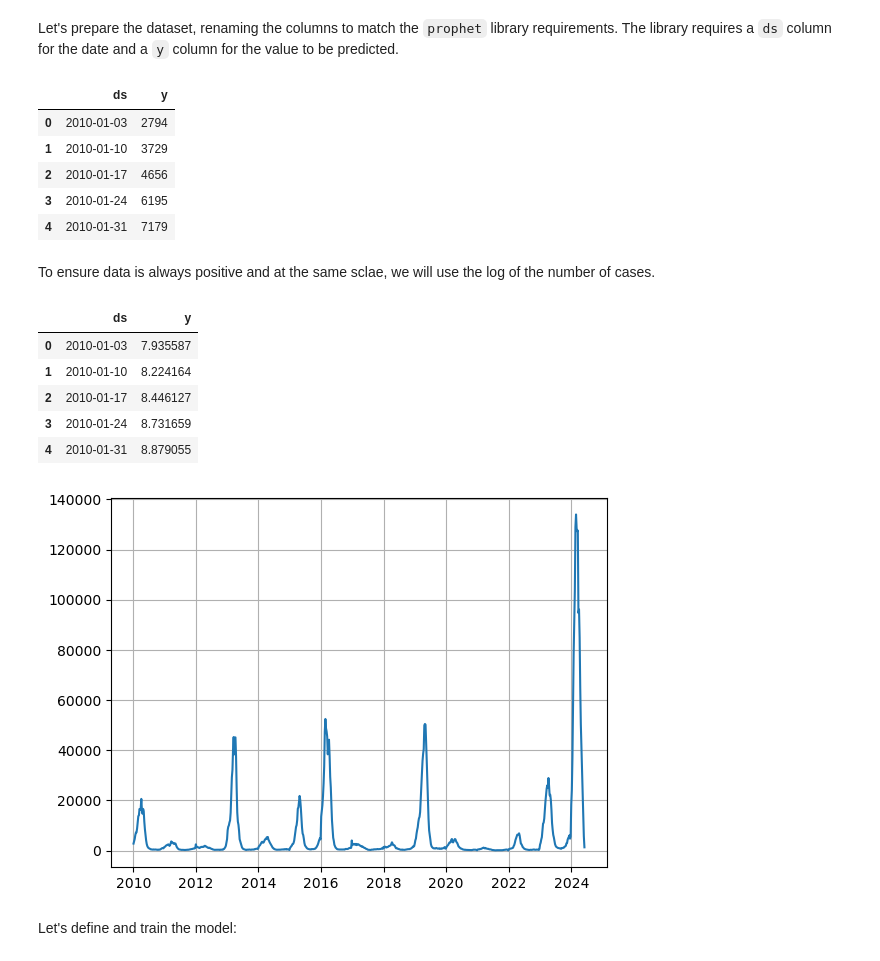
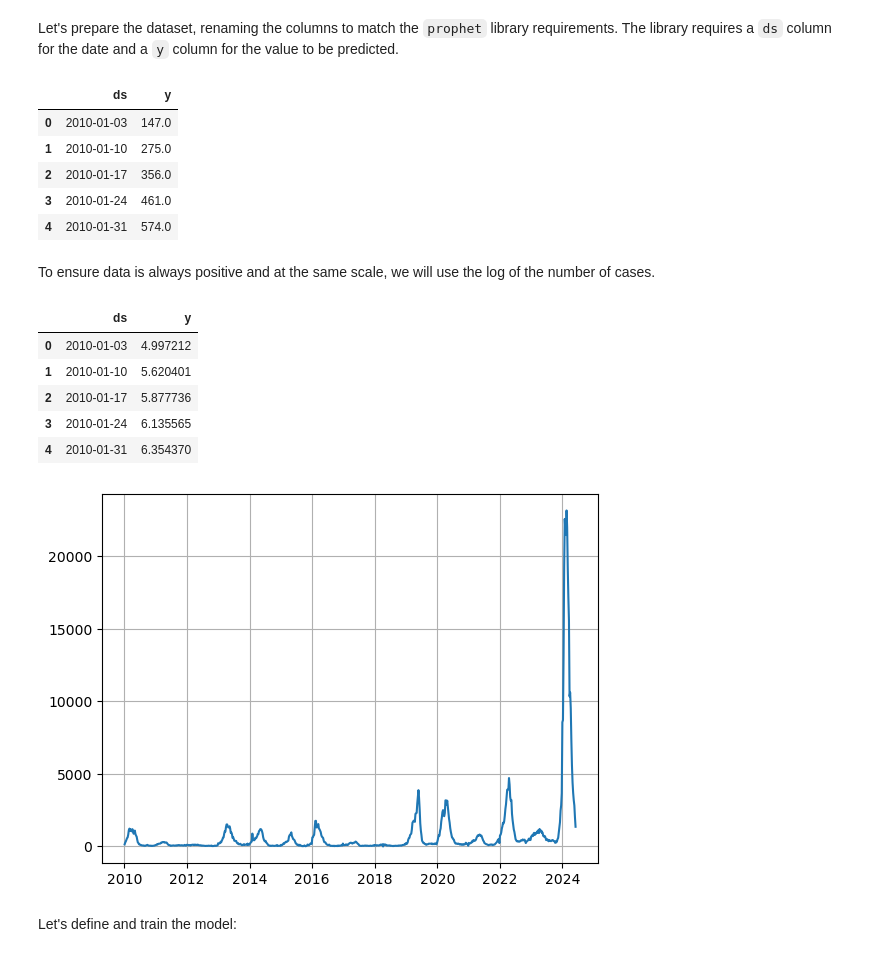
Before and after one commit to Mosqlimate-project/sprint-template-2025, a Jupyter notebook: Demo Notebooks/Python demo.ipynb, the cells around one changed output. Cells and saved outputs as stored; diff of their text form; code cells hidden in the pictures.

```diff
--- a/Demo Notebooks/Python demo.ipynb
+++ b/Demo Notebooks/Python demo.ipynb
@@ -43,0 +55,20 @@ start_date, end_date
+# %%
+from mosqlient import get_infodengue
+
+df = get_infodengue(
+    api_key = api_key,
+    disease = 'dengue',
+    uf = 'DF',
+    start_date = '2010-01-01',
+    end_date = end_date)
+
+#select columns and rename the `casprov` column.
+columns = ['data_iniSE', 'SE', 'municipio_geocodigo', 'casprov', 'Rt', 'p_rt1']
+
+df = df[columns].rename(columns = {'casprov':'casos', 'data_iniSE':'date'})
+
+df['date'] = pd.to_datetime(df['date'])
+
+df = df.sort_values(by = 'date')
+
+df.head()
@@ -44,23 +82,20 @@ start_date, end_date
 # %% [markdown]
 Let's prepare the dataset, renaming the columns to match the `prophet` library requirements. The library requires a `ds` column for the date and a `y` column for the value to be predicted.
 # %%
-df = df[['casos']]
-
-df = df.resample('W').sum()
-
-df.reset_index(inplace = True)
+df = df.set_index('date')[['casos']].resample('W').sum().reset_index()
 
 df = df.rename(columns = {'casos': 'y', 'date': 'ds'})
+
 df.head()
 # %% [output]
 |  | ds | y |
-| 0 | 2010-01-03 | 2794 |
-| 1 | 2010-01-10 | 3729 |
-| 2 | 2010-01-17 | 4656 |
-| 3 | 2010-01-24 | 6195 |
-| 4 | 2010-01-31 | 7179 |
+| 0 | 2010-01-03 | 147.0 |
+| 1 | 2010-01-10 | 275.0 |
+| 2 | 2010-01-17 | 356.0 |
+| 3 | 2010-01-24 | 461.0 |
+| 4 | 2010-01-31 | 574.0 |
 # %% [markdown]
-To ensure data is always positive and at the same sclae, we will use the log of the number of cases.
+To ensure data is always positive and at the same scale, we will use the log of the number of cases.
 # %%
 df_train = df.loc[df.ds <= start_date][['ds', 'y']]
 
@@ -69,11 +104,11 @@ df_train['y'] = np.log1p(df_train['y'])
 df_train.head()
 # %% [output]
 |  | ds | y |
-| 0 | 2010-01-03 | 7.935587 |
-| 1 | 2010-01-10 | 8.224164 |
-| 2 | 2010-01-17 | 8.446127 |
-| 3 | 2010-01-24 | 8.731659 |
-| 4 | 2010-01-31 | 8.879055 |
+| 0 | 2010-01-03 | 4.997212 |
+| 1 | 2010-01-10 | 5.620401 |
+| 2 | 2010-01-17 | 5.877736 |
+| 3 | 2010-01-24 | 6.135565 |
+| 4 | 2010-01-31 | 6.354370 |
 # %%
 # Plot the training data
 _, ax = plt.subplots()
@@ -82,7 +117,7 @@ ax.plot(df.ds, df.y, label = 'Casos')
 ax.grid()
 plt.show()
 # %% [output]
-[figure, old version]
+[figure, new version]
 # %% [markdown]
 Let's define and train the model:
 # %%
```
Also changed, not shown: parts of 19 cells of this notebook, 2 other files.
